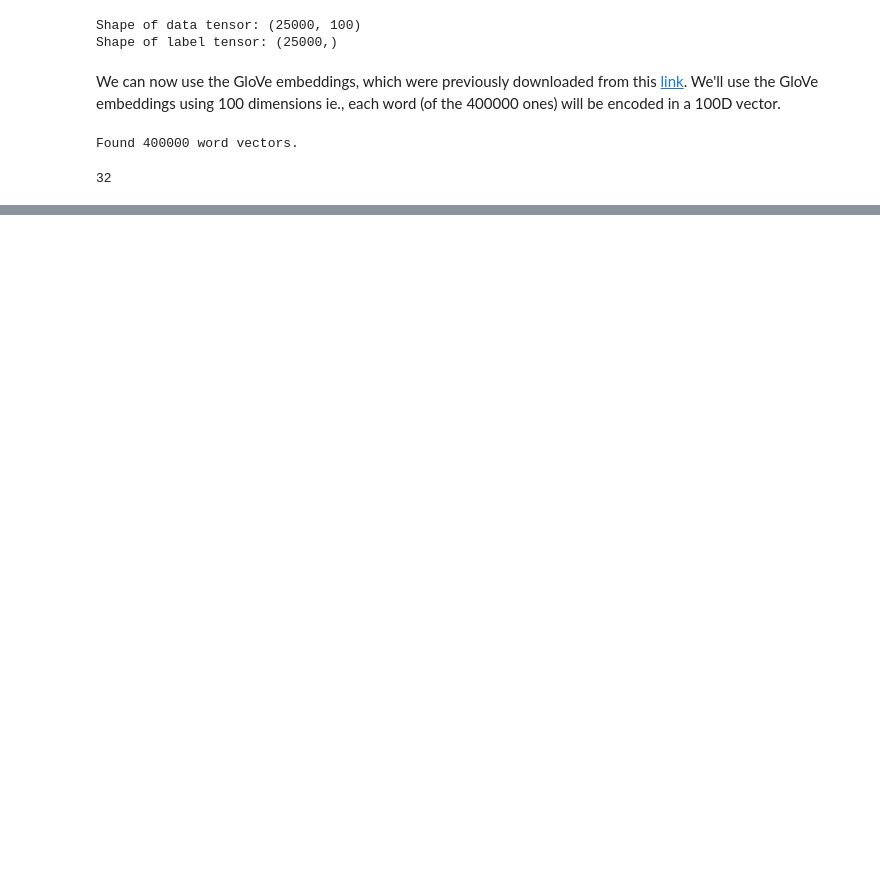
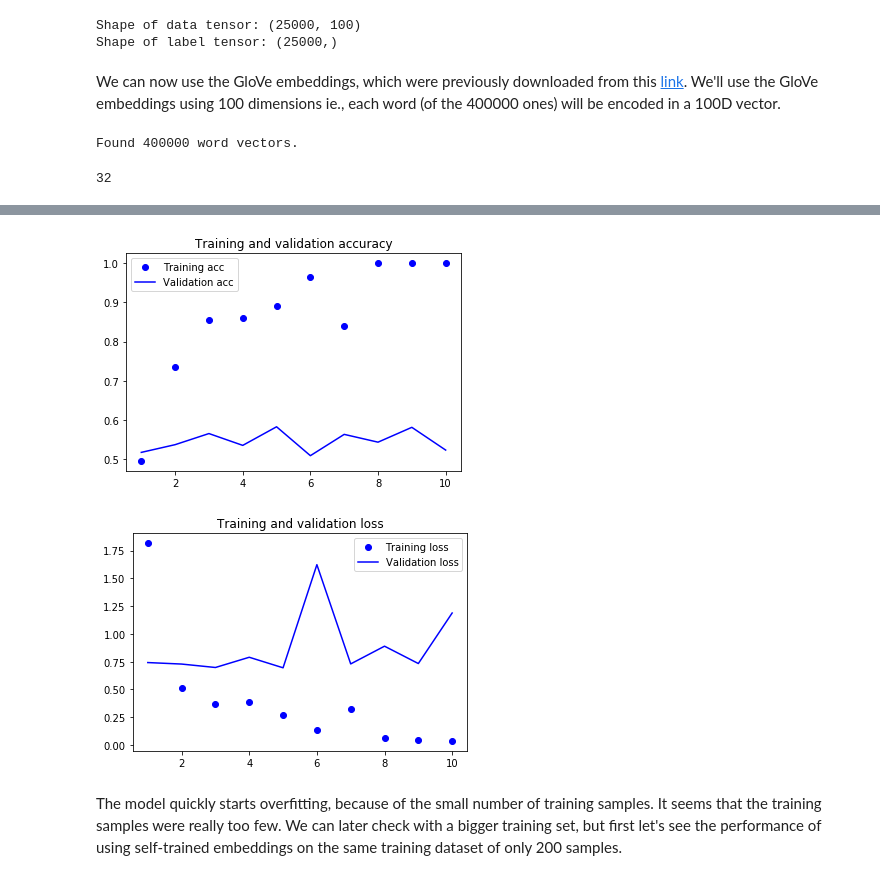
Before and after one commit to mappls/Playfield, a Jupyter notebook: keras/9_embeddings_movie_reviews.ipynb, the cells around one changed output, grey strips where cells are left out. Cells and saved outputs as stored; diff of their text form; code cells hidden in the pictures; blank space fills up the shorter version.

Commit message:
A bit more work on the embeddings

```diff
--- a/keras/9_embeddings_movie_reviews.ipynb
+++ b/keras/9_embeddings_movie_reviews.ipynb
@@ -212,0 +185,10 @@ array([[[0., 0., 0., 0., 0., 0., 0., 0., 0., 0.],
+# %%
+from keras.models import Sequential
+from keras.layers import Embedding, Flatten, Dense
+
+model = Sequential()
+model.add(Embedding(max_words, embedding_dim, input_length=maxlen))
+model.add(Flatten())
+model.add(Dense(32, activation='relu'))
+model.add(Dense(1, activation='sigmoid'))
+model.summary()
@@ -212,0 +213,10 @@ array([[[0., 0., 0., 0., 0., 0., 0., 0., 0., 0.],
+# %%
+model.layers[0].set_weights([embedding_matrix])
+model.layers[0].trainable = False
+# %%
+model.compile(optimizer='rmsprop', loss='binary_crossentropy', metrics=['acc'])
+history = model.fit(x_train, y_train,
+                   epochs=10,
+                   batch_size=32,
+                   validation_data=(x_val, y_val))
+model.save_weights('pre_trained_glove_model.h5')
@@ -212,0 +241,26 @@ array([[[0., 0., 0., 0., 0., 0., 0., 0., 0., 0.],
+# %%
+def plot_history(history):
+
+    import matplotlib.pyplot as plt
+    acc = history.history['acc']
+    val_acc = history.history['val_acc']
+    loss = history.history['loss']
+    val_loss = history.history['val_loss']
+    epochs = range(1, len(acc) + 1)
+    plt.plot(epochs, acc, 'bo', label='Training acc')
+    plt.plot(epochs, val_acc, 'b', label='Validation acc')
+    plt.title('Training and validation accuracy')
+    plt.legend()
+    plt.figure()
+    plt.plot(epochs, loss, 'bo', label='Training loss')
+    plt.plot(epochs, val_loss, 'b', label='Validation loss')
+    plt.title('Training and validation loss')
+    plt.legend()
+    plt.show()
+
+plot_history(history)
+# %% [output]
+[figure, added]
+[figure, added]
+# %% [markdown]
+The model quickly starts overfitting, because of the small number of training samples. It seems that the training samples were really too few. We can later check with a bigger training set, but first let's see the performance of using self-trained embeddings on the same training dataset of only 200 samples.
```
Also changed, not shown: parts of 16 cells of this notebook.
